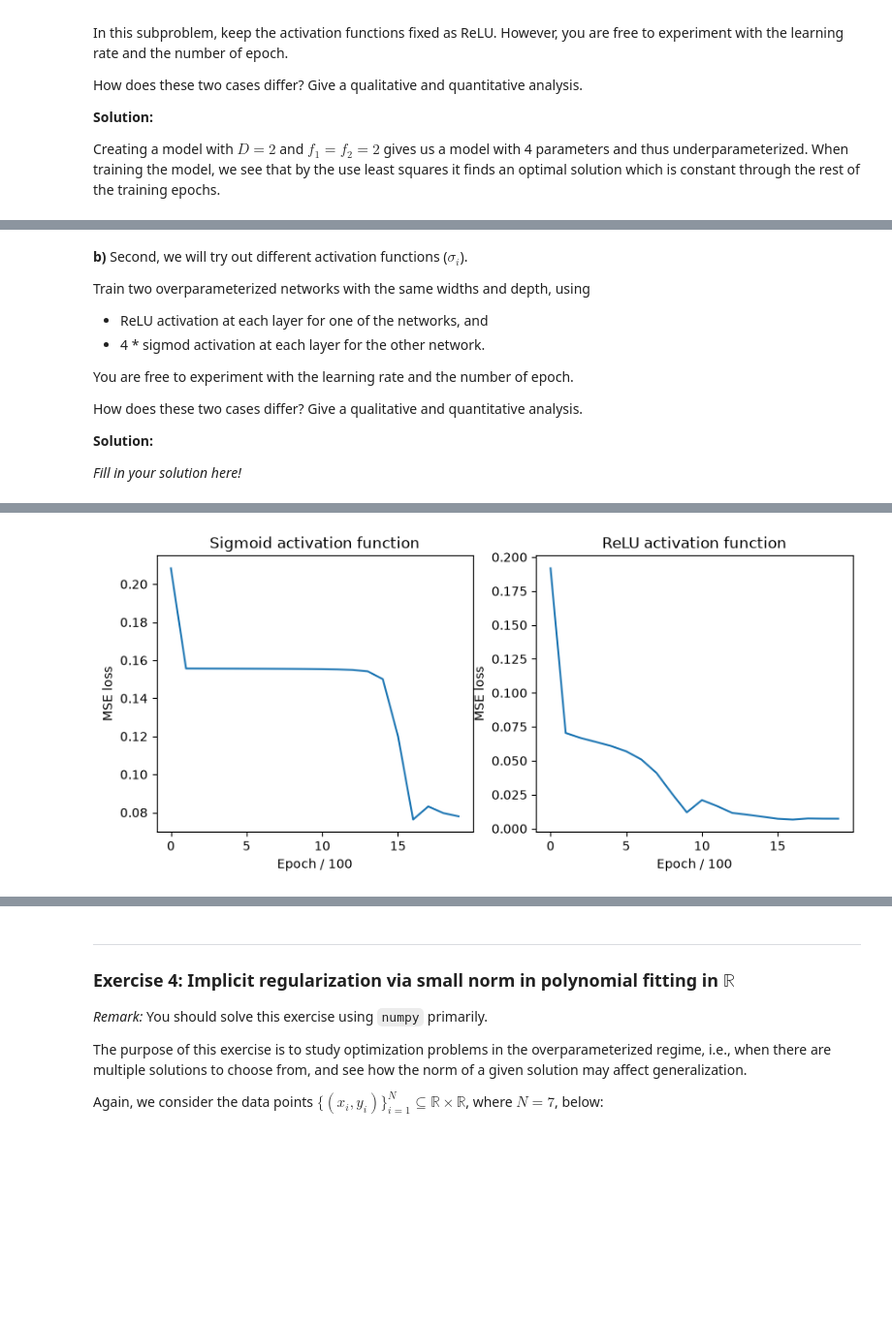
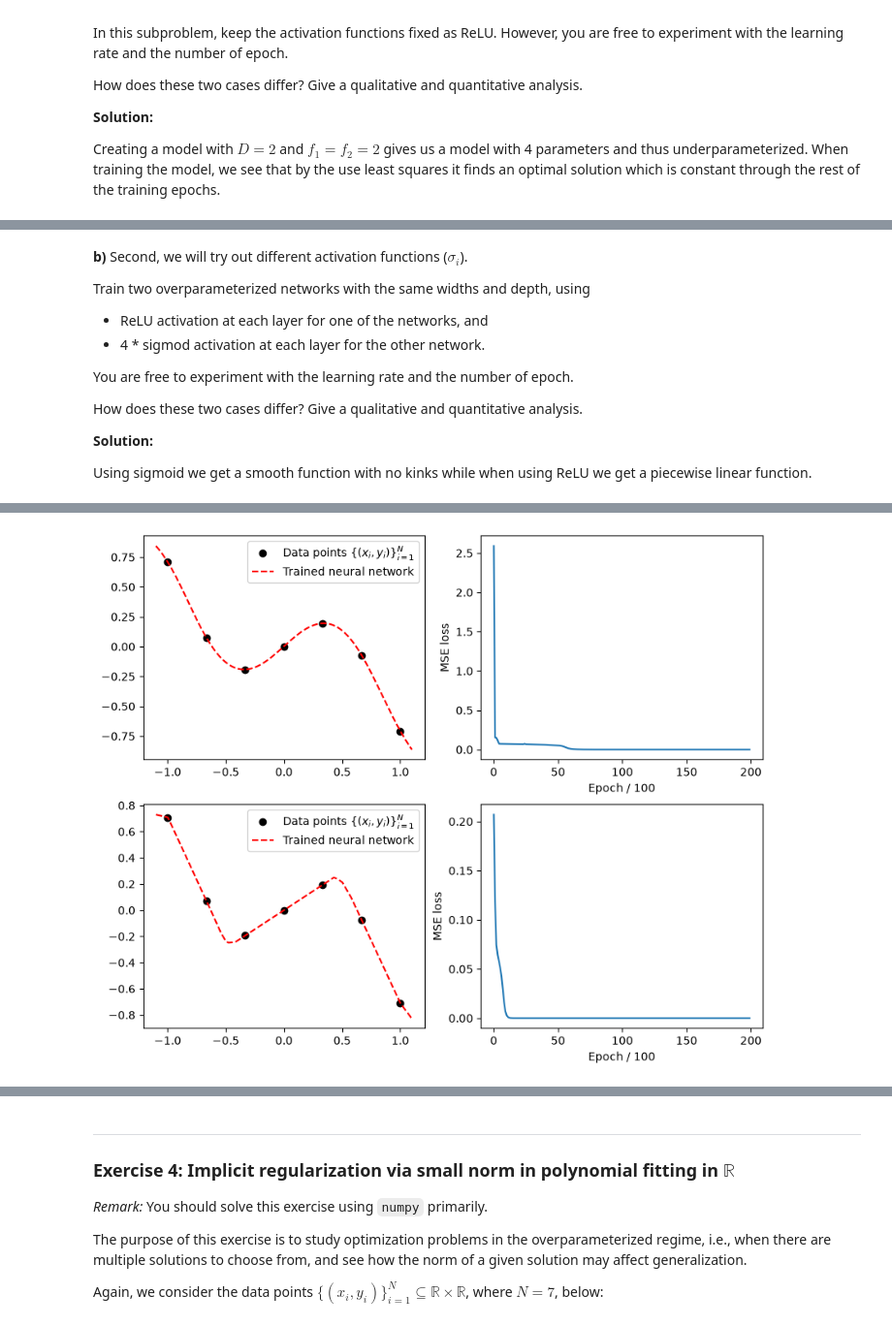
Before and after one commit to jakobsoderberg1/frtn50, a Jupyter notebook: handin2.ipynb, the cells around one changed output, grey strips where cells are left out. Shown at 97% size. Drawn from its saved outputs; the diff is of its cells as text; code cells hidden in the pictures; blank space fills up the shorter version.

```diff
--- a/handin2.ipynb
+++ b/handin2.ipynb
@@ -680,5 +679,5 @@ axes.legend([r'Data points $\{(x_{i},y_{i})\}_{i=1}^{N}$', r'Fitted polynomial m
 axes.set_xlabel('$x$')
 axes.set_ylabel('$y$')
 axes.grid(linestyle='dashed', linewidth=0.5)
-axes.set_ylim([-1.5, 1.5]);
+axes.set_ylim(-1.5, 1.5)
 # %% [output]
@@ -918,11 +918,11 @@ class OverparameterizedModel(nn.Module):
 
         return x
 
-def train(model, log=True):
+def train(model, iters=2000, log=True):
     loss_fn = nn.MSELoss()
     optimizer = optim.SGD(model.parameters(), lr=0.05)
     loss_res = []
-    for epoch in range(2000):
+    for epoch in range(iters):
         losses_in_epoch = []
         for batch in data_loader:
 
@@ -957,8 +957,8 @@ def train(model, log=True):
 underparameterized_model = UnderparameterizedModel()
 overparameterized_model = OverparameterizedModel()
 
-underparameterized_loss_res = train(underparameterized_model)
-overparameterized_loss_res = train(overparameterized_model)
+underparameterized_loss_res = train(underparameterized_model, log=False)
+overparameterized_loss_res = train(overparameterized_model, log=False)
 fig, axs = plt.subplots(1, 2, figsize=(10, 4))
 axs[0].plot(underparameterized_loss_res)
 axs[0].set_title("Underparameterized (1-2-1)")
@@ -1001,7 +984,7 @@ How does these two cases differ? Give a qualitative and quantitative analysis.
 
 __Solution:__
 
-_Fill in your solution here!_
+Using sigmoid we get a smooth function with no kinks while when using ReLU we get a piecewise linear function.
 # %%
 class SigmoidModel(nn.Module):
     def __init__(self):
@@ -1043,16 +1026,26 @@ class ReluModel(nn.Module):
 sigmoid_model = SigmoidModel()
 relu_model = ReluModel()
 
-sigmoid_loss_res = train(sigmoid_model)
-relu_loss_res = train(relu_model)
-fig, axs = plt.subplots(1, 2, figsize=(10, 4))
-axs[0].plot(sigmoid_loss_res)
-axs[0].set_title("Sigmoid activation function")
-axs[1].plot(relu_loss_res)
-axs[1].set_title("ReLU activation function")
-for ax in axs:
-    ax.set_xlabel("Epoch / 100")
-    ax.set_ylabel("MSE loss")
+sigmoid_loss_res = train(sigmoid_model, iters=20000, log=False)
+relu_loss_res = train(relu_model, iters=20000, log=False)
+fig, axs = plt.subplots(2, 2, figsize=(10, 8))
+x = np.linspace(-1.1, 1.1, num = 1000)
+torch_x = torch.tensor(x.reshape((1000,1)), dtype=torch.float32)
+y_pred_sigmoid = sigmoid_model(torch_x).detach().numpy()
+y_pred_relu = relu_model(torch_x).detach().numpy()
+
+axs[0,0].plot(xs,ys,'ko')
+axs[1,0].plot(xs,ys,'ko')
+axs[0,0].plot(x, y_pred_sigmoid,'r--')
+axs[1,0].plot(x, y_pred_relu,'r--')
+axs[0,0].legend([r'Data points $\{(x_{i},y_{i})\}_{i=1}^{N}$', r'Trained neural network'])
+axs[1,0].legend([r'Data points $\{(x_{i},y_{i})\}_{i=1}^{N}$', r'Trained neural network'])
+axs[0,1].plot(sigmoid_loss_res)
+axs[1,1].plot(relu_loss_res)
+axs[0,1].set_xlabel("Epoch / 100")
+axs[0,1].set_ylabel("MSE loss")
+axs[1,1].set_xlabel("Epoch / 100")
+axs[1,1].set_ylabel("MSE loss")
 
 plt.show()
 # %% [output]
@@ -1076,4 +1052,4 @@ Epoch: 1900     Loss: 0.007282580249011517
-[figure, old version]
+[figure, new version]
 # %% [markdown]
 __c)__ Third, we consider different initial points ($\theta_{0}$) used in training.
 
```
Also changed, not shown: parts of 31 cells of this notebook, 1 other file.
